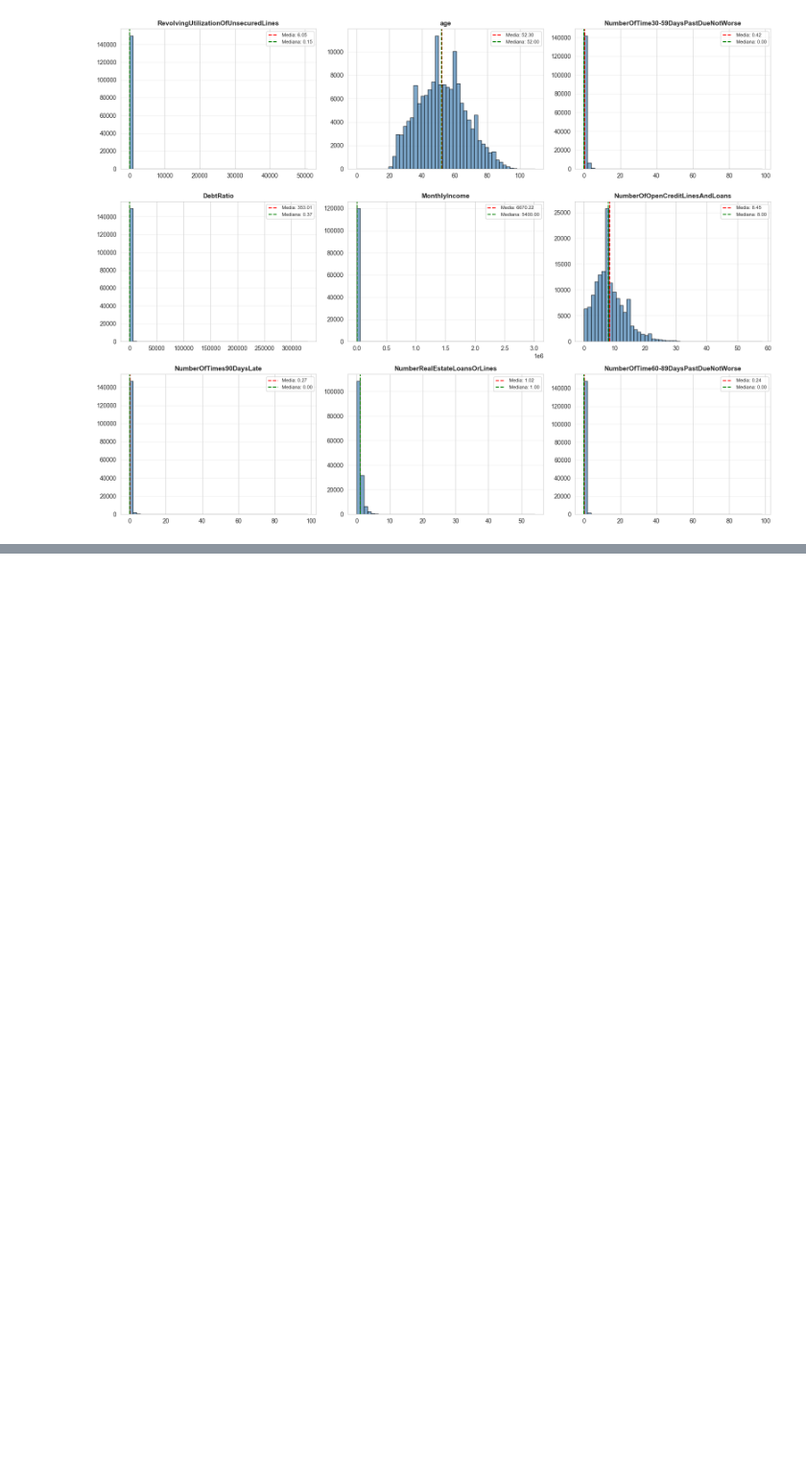
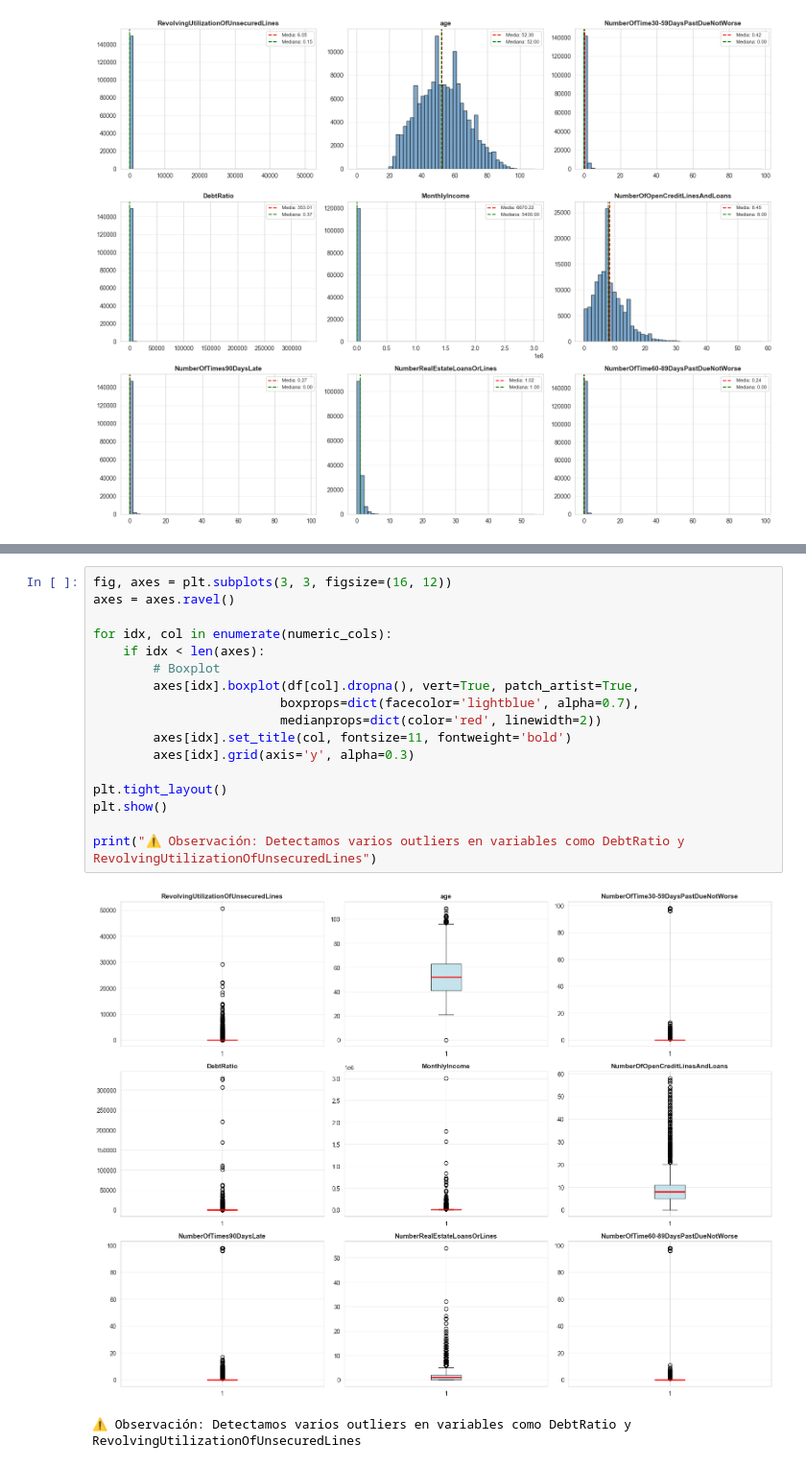
Before and after one commit to felipemenap-spec/credit-risk-scoring, a Jupyter notebook: notebooks/01_exploratory_data_analysis.ipynb, the cells around one changed output, grey strips where cells are left out. Shown at 96% size. Saved outputs shown, nothing was run; the diff lists cells and outputs as text; blank space fills up the shorter version.

```diff
--- a/notebooks/01_exploratory_data_analysis.ipynb
+++ b/notebooks/01_exploratory_data_analysis.ipynb
@@ -271,0 +281,20 @@ df.describe()
+# %%
+fig, axes = plt.subplots(3, 3, figsize=(16, 12))
+axes = axes.ravel()
+
+for idx, col in enumerate(numeric_cols):
+    if idx < len(axes):
+        # Boxplot
+        axes[idx].boxplot(df[col].dropna(), vert=True, patch_artist=True,
+                         boxprops=dict(facecolor='lightblue', alpha=0.7),
+                         medianprops=dict(color='red', linewidth=2))
+        axes[idx].set_title(col, fontsize=11, fontweight='bold')
+        axes[idx].grid(axis='y', alpha=0.3)
+
+plt.tight_layout()
+plt.show()
+
+print("⚠️ Observación: Detectamos varios outliers en variables como DebtRatio y RevolvingUtilizationOfUnsecuredLines")
+# %% [output]
+[figure, added]
+⚠️ Observación: Detectamos varios outliers en variables como DebtRatio y RevolvingUtilizationOfUnsecuredLines
```
Also changed, not shown: parts of 10 cells of this notebook.
